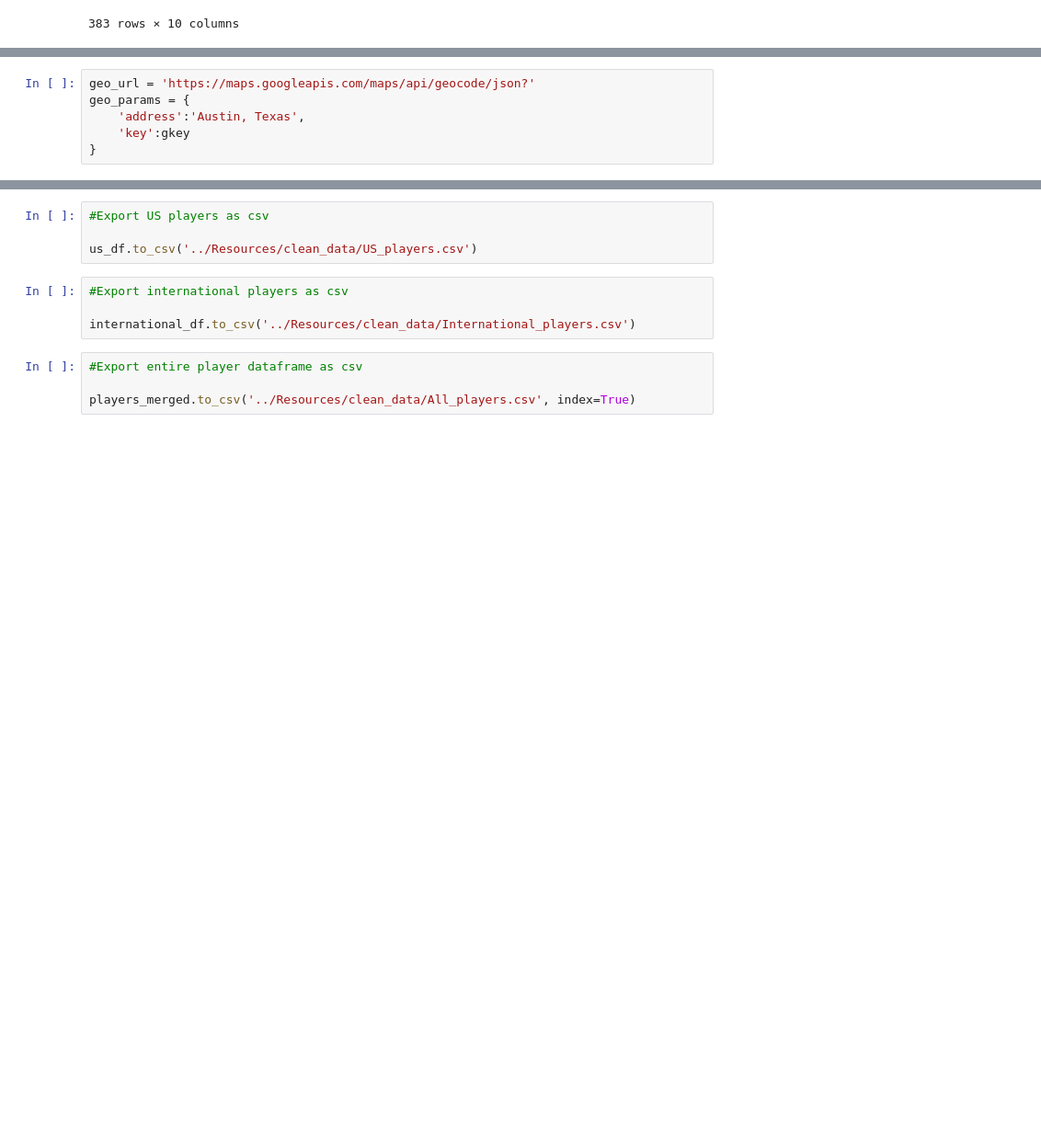
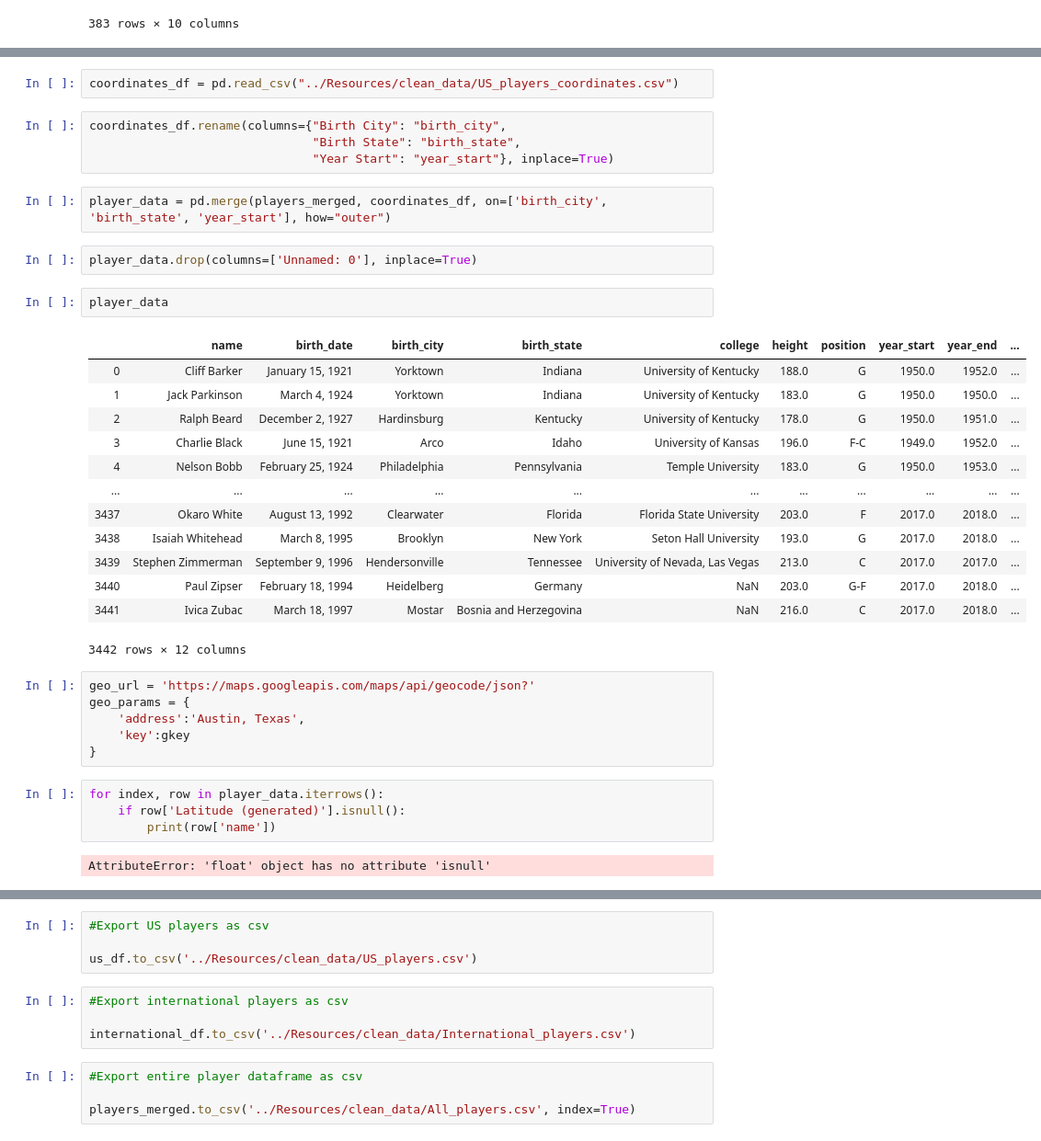
Before and after one commit to jraigosa/nba-demographic-project, a Jupyter notebook: Files/NBA_player_data.ipynb, the cells around one changed output, grey strips where cells are left out. Shown: that part at 92% size. Saved outputs shown, nothing was run; the diff lists cells and outputs as text; blank space fills up the shorter version.

Commit message:
Adding US coordinates to all_players

```diff
--- a/Files/NBA_player_data.ipynb
+++ b/Files/NBA_player_data.ipynb
@@ -188,7 +188,39 @@ Buenos Aires      3
 Name: birth_city, dtype: int64
+# %%
+coordinates_df = pd.read_csv("../Resources/clean_data/US_players_coordinates.csv")
+# %%
+coordinates_df.rename(columns={"Birth City": "birth_city",
+                               "Birth State": "birth_state",
+                               "Year Start": "year_start"}, inplace=True)
+# %%
+player_data = pd.merge(players_merged, coordinates_df, on=['birth_city', 'birth_state', 'year_start'], how="outer")
+# %%
+player_data.drop(columns=['Unnamed: 0'], inplace=True)
+# %%
+player_data
+# %% [output]
+|  | name | birth_date | birth_city | birth_state | college | height | position | year_start | year_end | ... |
+| 0 | Cliff Barker | January 15, 1921 | Yorktown | Indiana | University of Kentucky | 188.0 | G | 1950.0 | 1952.0 | ... |
+| 1 | Jack Parkinson | March 4, 1924 | Yorktown | Indiana | University of Kentucky | 183.0 | G | 1950.0 | 1950.0 | ... |
+| 2 | Ralph Beard | December 2, 1927 | Hardinsburg | Kentucky | University of Kentucky | 178.0 | G | 1950.0 | 1951.0 | ... |
+| 3 | Charlie Black | June 15, 1921 | Arco | Idaho | University of Kansas | 196.0 | F-C | 1949.0 | 1952.0 | ... |
+| 4 | Nelson Bobb | February 25, 1924 | Philadelphia | Pennsylvania | Temple University | 183.0 | G | 1950.0 | 1953.0 | ... |
+| ... | ... | ... | ... | ... | ... | ... | ... | ... | ... | ... |
+| 3437 | Okaro White | August 13, 1992 | Clearwater | Florida | Florida State University | 203.0 | F | 2017.0 | 2018.0 | ... |
+| 3438 | Isaiah Whitehead | March 8, 1995 | Brooklyn | New York | Seton Hall University | 193.0 | G | 2017.0 | 2018.0 | ... |
+| 3439 | Stephen Zimmerman | September 9, 1996 | Hendersonville | Tennessee | University of Nevada, Las Vegas | 213.0 | C | 2017.0 | 2017.0 | ... |
+| 3440 | Paul Zipser | February 18, 1994 | Heidelberg | Germany | NaN | 203.0 | G-F | 2017.0 | 2018.0 | ... |
+| 3441 | Ivica Zubac | March 18, 1997 | Mostar | Bosnia and Herzegovina | NaN | 216.0 | C | 2017.0 | 2018.0 | ... |
+3442 rows × 12 columns
 # %%
 geo_url = 'https://maps.googleapis.com/maps/api/geocode/json?'
 geo_params = {
     'address':'Austin, Texas',
     'key':gkey
 }
+# %%
+for index, row in player_data.iterrows():
+    if row['Latitude (generated)'].isnull():
+        print(row['name'])
+# %% [output]
+AttributeError: 'float' object has no attribute 'isnull'
```
Also changed, not shown: parts of 5 cells of this notebook.
